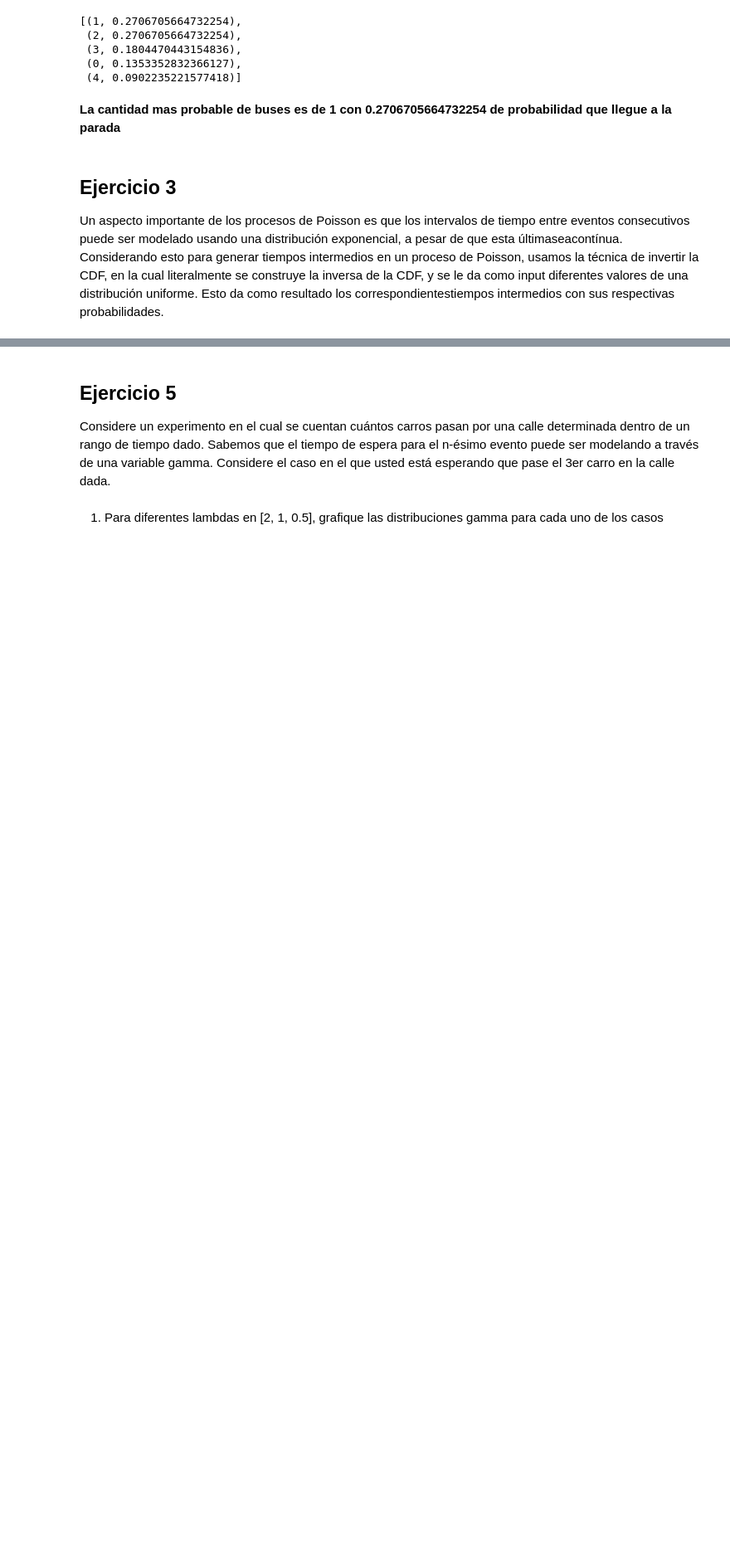
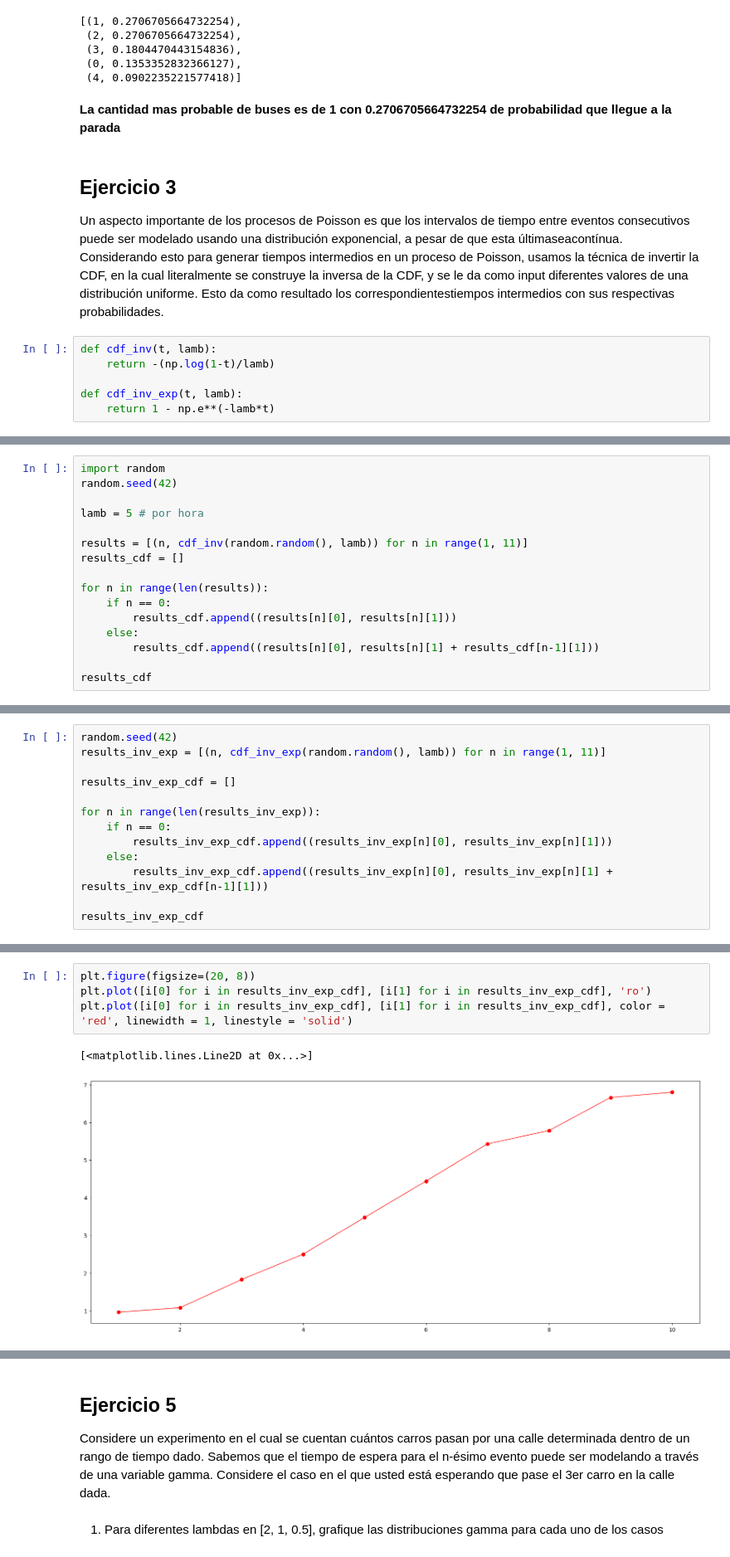
Before and after one commit to Andrei-Portales/MiniProyecto1_modelacion, a Jupyter notebook: miniproyecto1.ipynb, the cells around one changed output, grey strips where cells are left out. Shown at 83% size. Saved outputs shown, nothing was run; the diff lists cells and outputs as text; blank space fills up the shorter version.

```diff
--- a/miniproyecto1.ipynb
+++ b/miniproyecto1.ipynb
@@ -149,3 +149,9 @@ sorted_ej2[:5]
 ## Ejercicio 3
 
 Un aspecto importante de los procesos de Poisson es que los intervalos de tiempo entre eventos consecutivos puede ser modelado usando una distribución exponencial, a pesar de que esta últimaseacontínua. Considerando esto para generar tiempos intermedios en un proceso de Poisson, usamos la técnica de invertir la CDF, en la cual literalmente se construye la inversa de la CDF, y se le da como input diferentes valores de una distribución uniforme. Esto da como resultado los correspondientestiempos intermedios con sus respectivas probabilidades.
+# %%
+def cdf_inv(t, lamb):
+    return -(np.log(1-t)/lamb)
+
+def cdf_inv_exp(t, lamb):
+    return 1 - np.e**(-lamb*t)
@@ -151,0 +160,16 @@ Un aspecto importante de los procesos de Poisson es que los intervalos de tiempo
+# %%
+import random
+random.seed(42)
+
+lamb = 5 # por hora
+
+results = [(n, cdf_inv(random.random(), lamb)) for n in range(1, 11)]
+results_cdf = []
+
+for n in range(len(results)):
+    if n == 0:
+        results_cdf.append((results[n][0], results[n][1]))
+    else:
+        results_cdf.append((results[n][0], results[n][1] + results_cdf[n-1][1]))
+
+results_cdf
@@ -151,0 +212,13 @@ Un aspecto importante de los procesos de Poisson es que los intervalos de tiempo
+# %%
+random.seed(42)
+results_inv_exp = [(n, cdf_inv_exp(random.random(), lamb)) for n in range(1, 11)]
+
+results_inv_exp_cdf = []
+
+for n in range(len(results_inv_exp)):
+    if n == 0:
+        results_inv_exp_cdf.append((results_inv_exp[n][0], results_inv_exp[n][1]))
+    else:
+        results_inv_exp_cdf.append((results_inv_exp[n][0], results_inv_exp[n][1] + results_inv_exp_cdf[n-1][1]))
+
+results_inv_exp_cdf
@@ -151,0 +236,7 @@ Un aspecto importante de los procesos de Poisson es que los intervalos de tiempo
+# %%
+plt.figure(figsize=(20, 8))
+plt.plot([i[0] for i in results_inv_exp_cdf], [i[1] for i in results_inv_exp_cdf], 'ro')
+plt.plot([i[0] for i in results_inv_exp_cdf], [i[1] for i in results_inv_exp_cdf], color = 'red', linewidth = 1, linestyle = 'solid')
+# %% [output]
+[<matplotlib.lines.Line2D at 0x...>]
+[figure, added]
```
Also changed, not shown: parts of 14 cells of this notebook, 1 other file.
